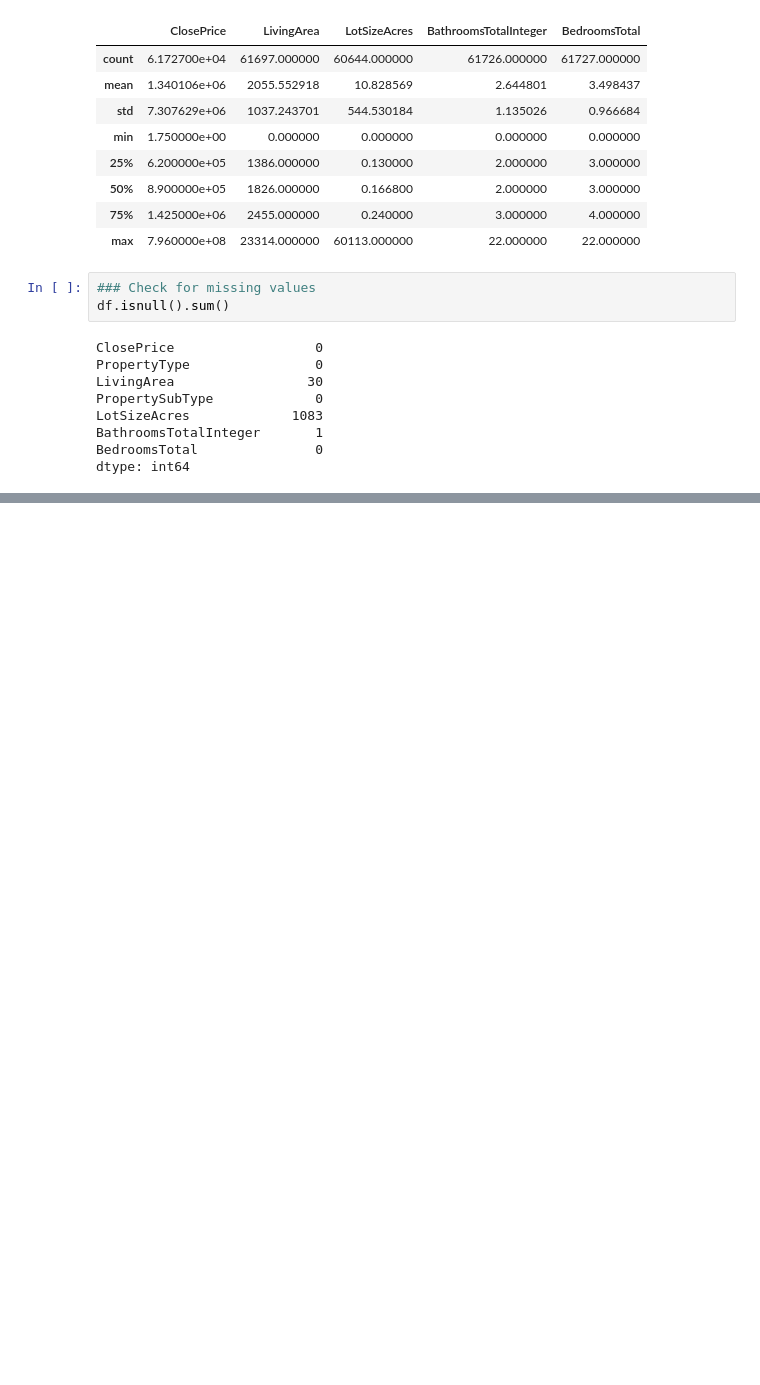
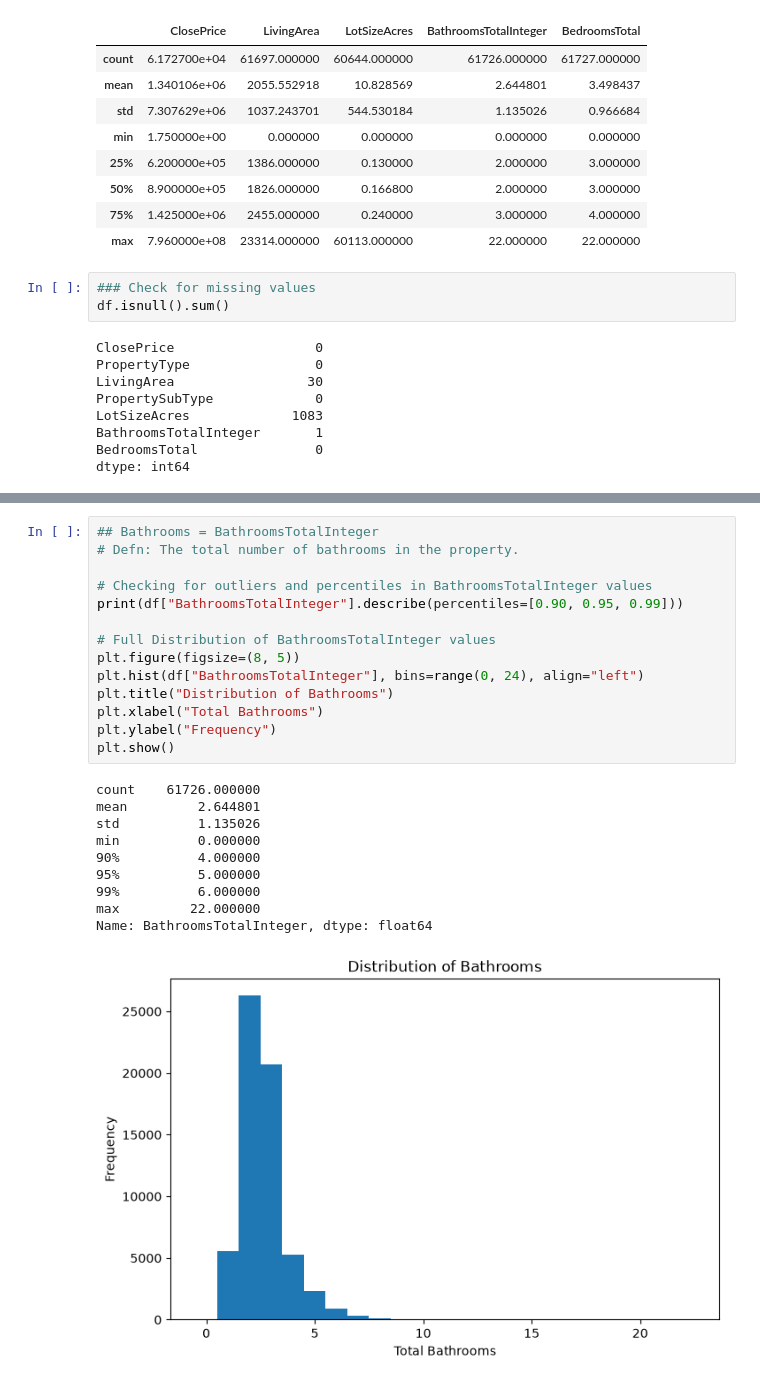
Before and after one commit to iviang/IDX-Exchange-DS-2026, a Jupyter notebook: 01_exploration.ipynb, the cells around one changed output, grey strips where cells are left out. Saved outputs shown, nothing was run; the diff lists cells and outputs as text; blank space fills up the shorter version.

```diff
--- a/01_exploration.ipynb
+++ b/01_exploration.ipynb
@@ -152,0 +174,25 @@ plt.show()
+# %%
+## Bathrooms = BathroomsTotalInteger
+# Defn: The total number of bathrooms in the property.
+
+# Checking for outliers and percentiles in BathroomsTotalInteger values
+print(df["BathroomsTotalInteger"].describe(percentiles=[0.90, 0.95, 0.99]))
+
+# Full Distribution of BathroomsTotalInteger values
+plt.figure(figsize=(8, 5))
+plt.hist(df["BathroomsTotalInteger"], bins=range(0, 24), align="left")
+plt.title("Distribution of Bathrooms")
+plt.xlabel("Total Bathrooms")
+plt.ylabel("Frequency")
+plt.show()
+# %% [output]
+count    61726.000000
+mean         2.644801
+std          1.135026
+min          0.000000
+90%          4.000000
+95%          5.000000
+99%          6.000000
+max         22.000000
+Name: BathroomsTotalInteger, dtype: float64
+[figure, added]
```
Also changed, not shown: parts of 8 cells of this notebook.
